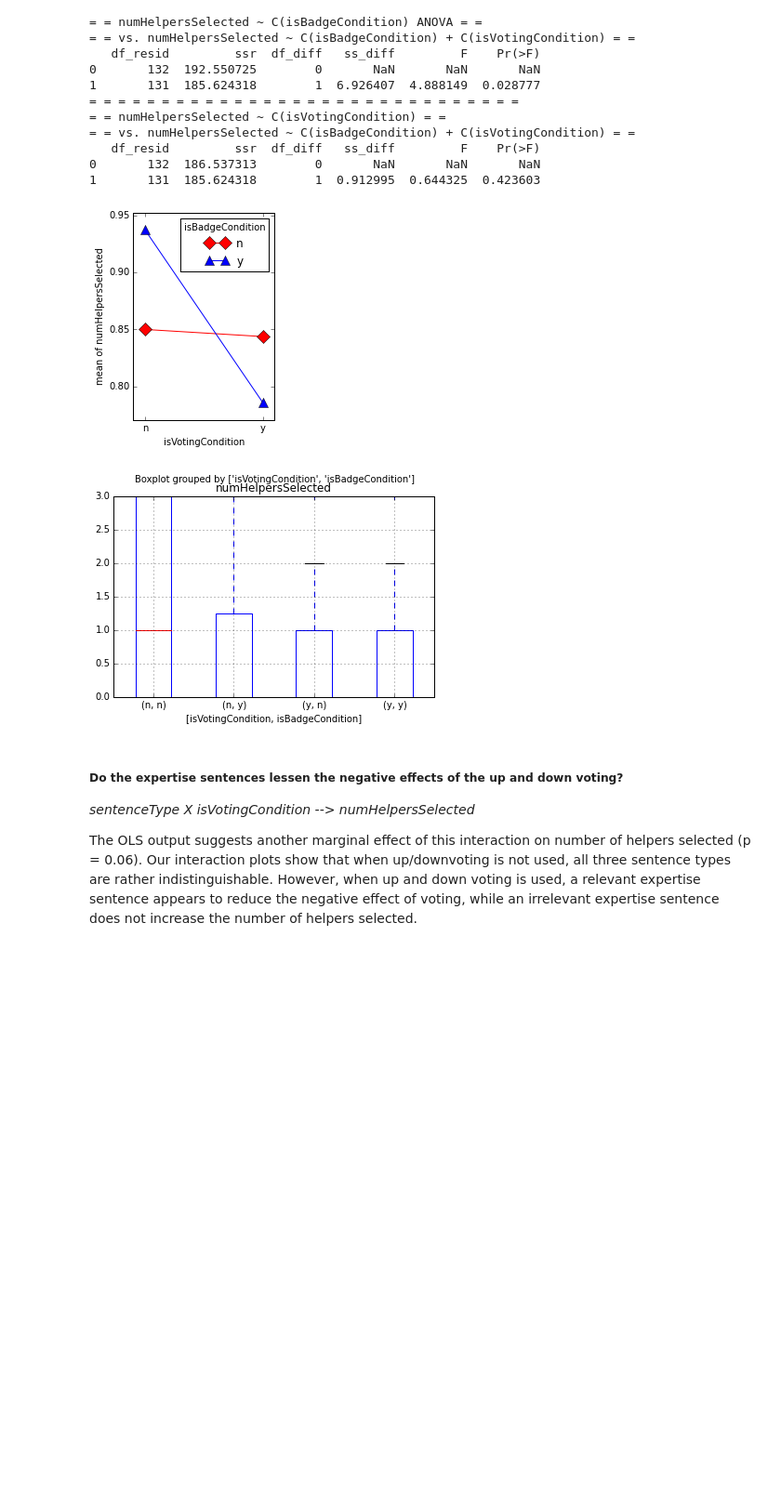
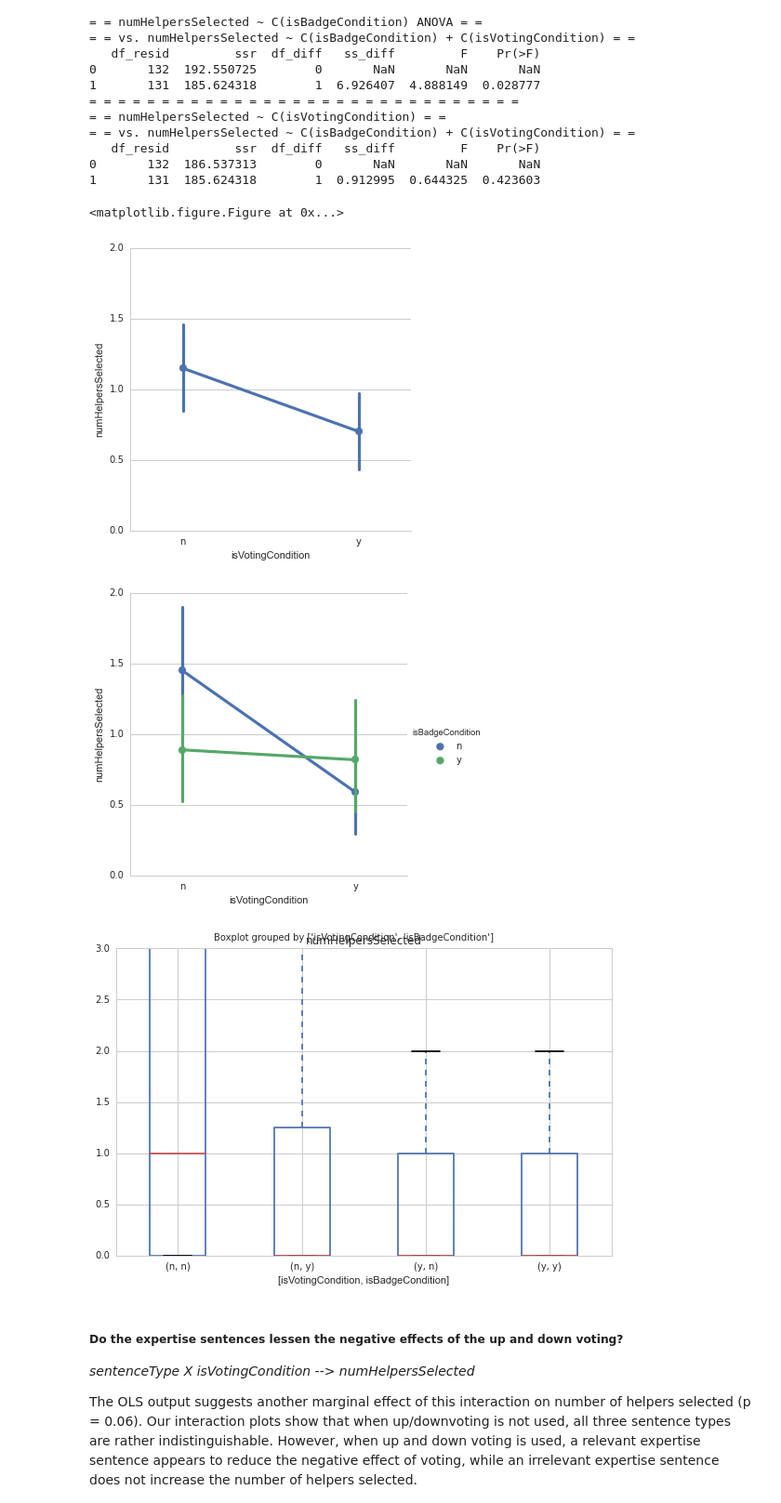
Before and after one commit to UberHowley/mooc-file-processing, a Jupyter notebook: pMOOClogfiles.ipynb, the cells around one changed output. Shown at 93% size. Saved outputs shown, nothing was run; the diff lists cells and outputs as text; code cells hidden in the pictures; blank space fills up the shorter version.

Commit message:
Changing some plots to factor plots in ipynb
- using seaborns to do factorplots
- updated language discussing differences in data/results

```diff
--- a/pMOOClogfiles.ipynb
+++ b/pMOOClogfiles.ipynb
@@ -356,16 +358,25 @@ print(anova_lm(ols(f_just_second, data=factor_groups).fit(), ols(formula, data=f
 # %%
 # plotting
 from statsmodels.graphics.api import interaction_plot
+import seaborn as sns  # importing seaborns for its factorplot
+sns.set_style("whitegrid")
+
 fig = plt.figure()
+print("")
+ax1 = sns.factorplot(x=col_names[1], y=col_names[2], data=factor_groups, kind='point', ci=95)
+ax1.set(ylim=(0, 2))
+ax2 = sns.factorplot(x=col_names[1], hue=col_names[0], y=col_names[2], data=factor_groups, kind='point', ci=95)
+ax2.set(ylim=(0, 2))
+#ax2 = interaction_plot(factor_groups[col_names[1]], factor_groups[col_names[0]], factor_groups[col_names[2]], colors=['red', 'blue'], markers=['D', '^'], ms=10, ax=plt.gca())
 
-ax1 = fig.add_subplot(121)
-ax1 = interaction_plot(factor_groups[col_names[1]], factor_groups[col_names[0]], factor_groups[col_names[2]], colors=['red', 'blue'], markers=['D', '^'], ms=10, ax=plt.gca())
+ax3 = factor_groups.boxplot(return_type='axes', column=col_names[2], by=[col_names[1], col_names[0]])
 
-ax2 = fig.add_subplot(121)
-ax2 = factor_groups.boxplot(return_type='axes', column=col_names[2], by=[col_names[1], col_names[0]])
+plt.tight_layout()
 # %% [output]
+<matplotlib.figure.Figure at 0x...>
-[figure, old version]
+[figure, new version]
-[figure, old version]
+[figure, new version]
+[figure, added]
 # %% [markdown]
 ##### Do the expertise sentences lessen the negative effects of the up and down voting?
 *sentenceType X isVotingCondition --> numHelpersSelected*
```
Also changed, not shown: parts of 6 cells of this notebook.
